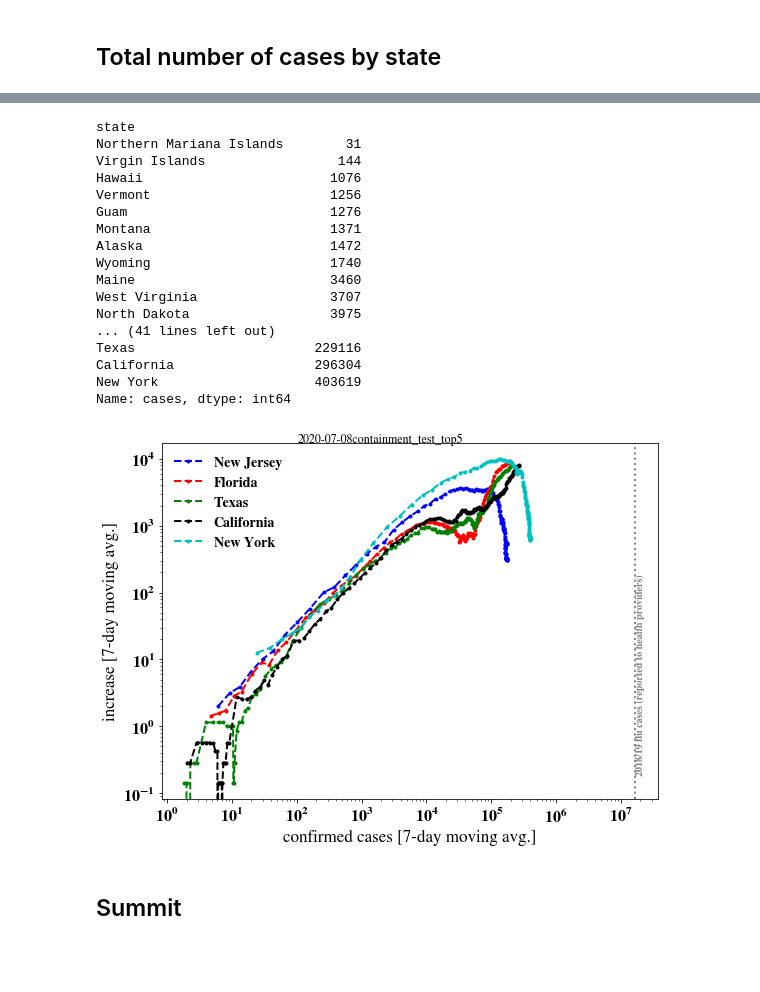
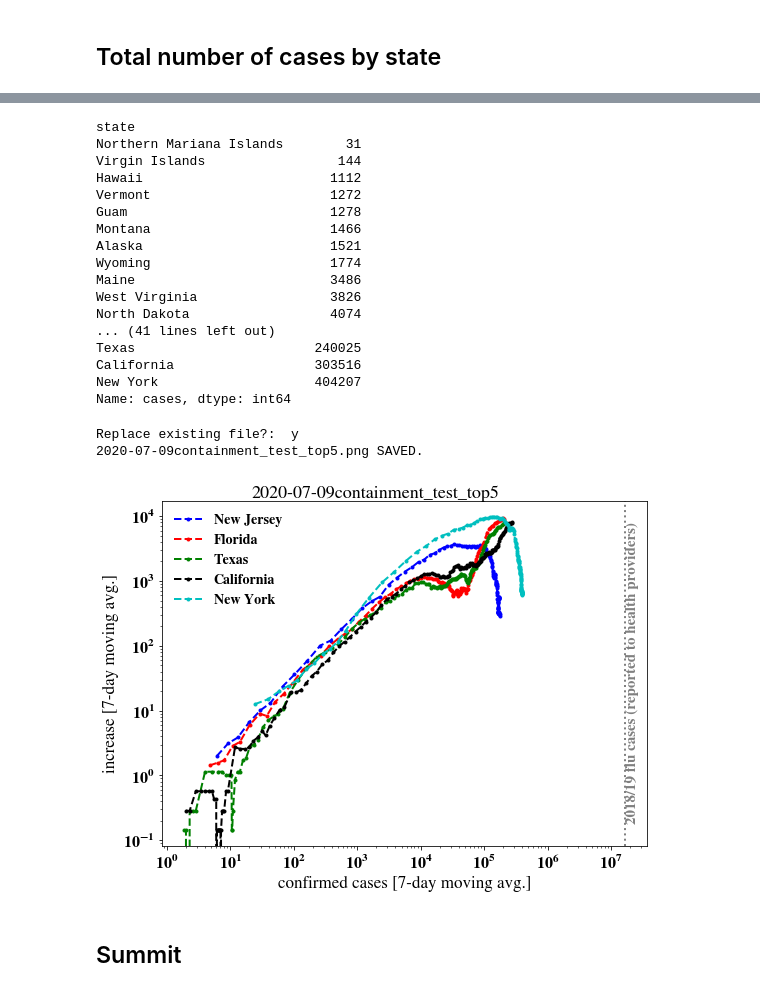
Before and after one commit to cpnHere/covid-19-data, a Jupyter notebook: my_work/desk.ipynb, the cells around one changed output, grey strips where cells are left out. Drawn from its saved outputs; the diff is of its cells as text; code cells hidden in the pictures; blank space fills up the shorter version.

```diff
--- a/my_work/desk.ipynb
+++ b/my_work/desk.ipynb
@@ -3,7 +3,7 @@ from c19analysis import *
 import cpnCommonlib as cpn
 cpn.setup_figures(plt)
 # %%
-today = pd.to_datetime('07/08/2020')
+today = pd.to_datetime('07/09/2020')
 path = '../'
 filename = 'us-counties.csv'
 fnamesta = 'us-states.csv'
@@ -26,37 +26,42 @@ byst_cases
 state
 Northern Mariana Islands        31
 Virgin Islands                 144
-Hawaii                        1076
-Vermont                       1256
-Guam                          1276
-Montana                       1371
-Alaska                        1472
-Wyoming                       1740
-Maine                         3460
-West Virginia                 3707
-North Dakota                  3975
+Hawaii                        1112
+Vermont                       1272
+Guam                          1278
+Montana                       1466
+Alaska                        1521
+Wyoming                       1774
+Maine                         3486
+West Virginia                 3826
+North Dakota                  4074
 ... (41 lines left out)
-Texas                       229116
-California                  296304
-New York                    403619
+Texas                       240025
+California                  303516
+New York                    404207
 Name: cases, dtype: int64
 # %%
+cpn.setup_figures(plt)
 top5 = byst_cases.keys()[-5:]
 fig4,ax4 = plt.subplots(figsize=(8,6))
 fig4_ttl = str(today.date())+"containment_test_top5"
 clrs=['b','r','g','k','c']
 for sts in np.arange(top5.size):
     confirmed_cases_vs_increase_state(data_st,top5[sts],fig4,ax4,clr=clrs[sts],lns='.--',moving_window=7)
 ax4.axvline(16.5e6,ls=':',color='grey')
 ax4.annotate('2018/19 flu cases (reported to health providers)',xy=(17e6,0.2),color='grey',rotation=90)
 ax4.set_xlabel('confirmed cases [7-day moving avg.]')
 ax4.set_ylabel('increase [7-day moving avg.]')
 ax4.legend()
 fig4.suptitle(fig4_ttl)
 fig4.tight_layout(rect=[0,0,1,0.98])
 fig4.show()
+savefig(fig4,fig4_ttl)
+savefig(fig4,'Top5')
 # %% [output]
+Replace existing file?:  y
+2020-07-09containment_test_top5.png SAVED.
-[figure, old version]
+[figure, new version]
 # %% [markdown]
 ## Summit
 # %%
```
Also changed, not shown: parts of 2 cells of this notebook, 1 other file.
